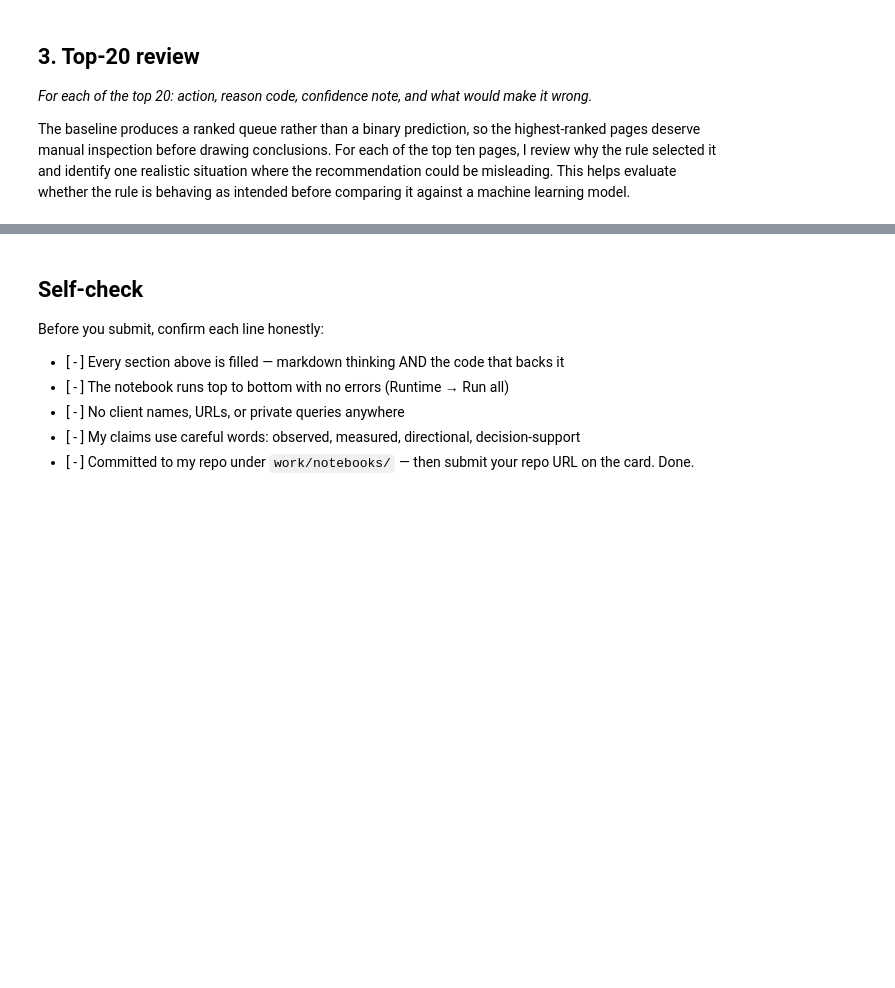
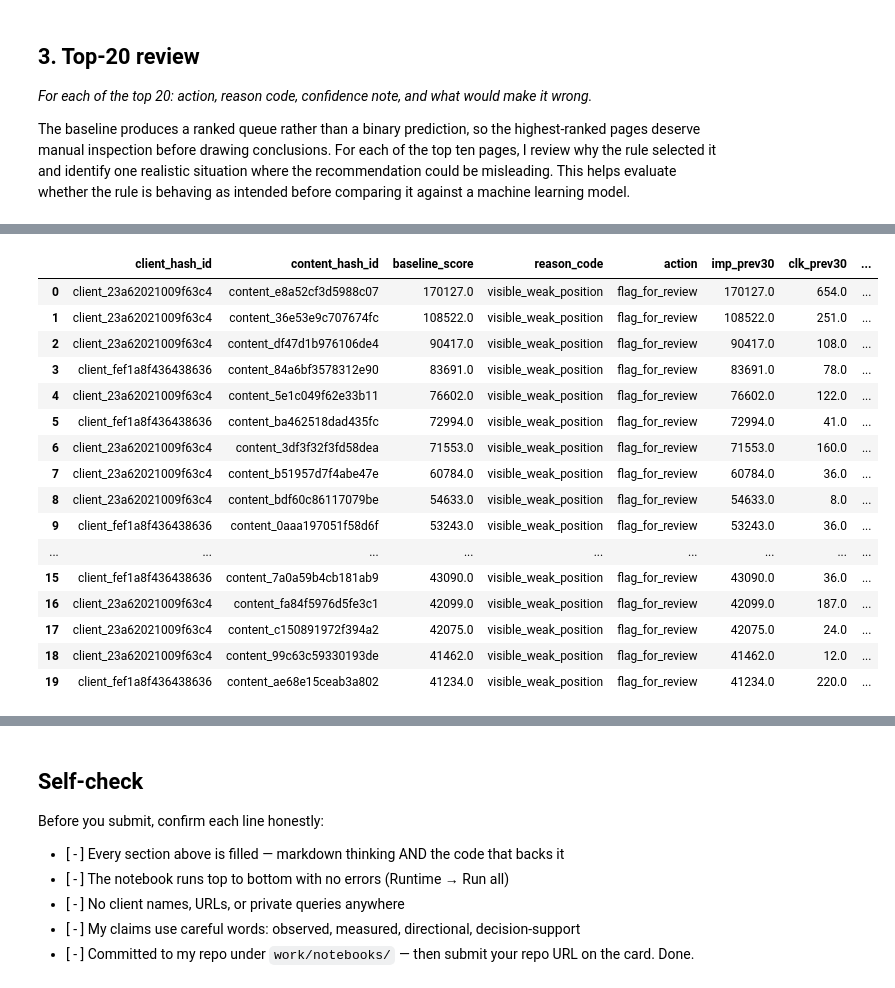
Before and after one commit to stfnnnnnnn/karl-mangahas-flyrank, a Jupyter notebook: work/notebooks/w04_baseline_score.ipynb, the cells around one changed output, grey strips where cells are left out. Saved outputs shown, nothing was run; the diff lists cells and outputs as text; code cells hidden in the pictures; blank space fills up the shorter version.

```diff
--- a/work/notebooks/w04_baseline_score.ipynb
+++ b/work/notebooks/w04_baseline_score.ipynb
@@ -378,0 +380,47 @@ The baseline score uses only imp_prev30 and pos_last30, both measured before the
+# %%
+top20 = ranked.head(20).copy()
+
+top20["confidence_note"] = np.where(
+    top20["imp_prev30"] >= 1000,
+    "higher historical visibility",
+    "moderate historical visibility"
+)
+
+top20["what_would_make_it_wrong"] = (
+    "competition, seasonality, intent mismatch, consolidation, "
+    "or another context the simple rule cannot observe"
+)
+
+top20_cols = [
+    "client_hash_id",
+    "content_hash_id",
+    "baseline_score",
+    "reason_code",
+    "action",
+    "imp_prev30",
+    "clk_prev30",
+    "pos_prev30",
+    "is_declining",
+    "confidence_note",
+    "what_would_make_it_wrong",
+]
+
+top20[top20_cols]
+# %% [output]
+|  | client_hash_id | content_hash_id | baseline_score | reason_code | action | imp_prev30 | clk_prev30 | ... |
+| 0 | client_23a62021009f63c4 | content_e8a52cf3d5988c07 | 170127.0 | visible_weak_position | flag_for_review | 170127.0 | 654.0 | ... |
+| 1 | client_23a62021009f63c4 | content_36e53e9c707674fc | 108522.0 | visible_weak_position | flag_for_review | 108522.0 | 251.0 | ... |
+| 2 | client_23a62021009f63c4 | content_df47d1b976106de4 | 90417.0 | visible_weak_position | flag_for_review | 90417.0 | 108.0 | ... |
+| 3 | client_fef1a8f436438636 | content_84a6bf3578312e90 | 83691.0 | visible_weak_position | flag_for_review | 83691.0 | 78.0 | ... |
+| 4 | client_23a62021009f63c4 | content_5e1c049f62e33b11 | 76602.0 | visible_weak_position | flag_for_review | 76602.0 | 122.0 | ... |
+| 5 | client_fef1a8f436438636 | content_ba462518dad435fc | 72994.0 | visible_weak_position | flag_for_review | 72994.0 | 41.0 | ... |
+| 6 | client_23a62021009f63c4 | content_3df3f32f3fd58dea | 71553.0 | visible_weak_position | flag_for_review | 71553.0 | 160.0 | ... |
+| 7 | client_23a62021009f63c4 | content_b51957d7f4abe47e | 60784.0 | visible_weak_position | flag_for_review | 60784.0 | 36.0 | ... |
+| 8 | client_23a62021009f63c4 | content_bdf60c86117079be | 54633.0 | visible_weak_position | flag_for_review | 54633.0 | 8.0 | ... |
+| 9 | client_fef1a8f436438636 | content_0aaa197051f58d6f | 53243.0 | visible_weak_position | flag_for_review | 53243.0 | 36.0 | ... |
+| ... | ... | ... | ... | ... | ... | ... | ... | ... |
+| 15 | client_fef1a8f436438636 | content_7a0a59b4cb181ab9 | 43090.0 | visible_weak_position | flag_for_review | 43090.0 | 36.0 | ... |
+| 16 | client_23a62021009f63c4 | content_fa84f5976d5fe3c1 | 42099.0 | visible_weak_position | flag_for_review | 42099.0 | 187.0 | ... |
+| 17 | client_23a62021009f63c4 | content_c150891972f394a2 | 42075.0 | visible_weak_position | flag_for_review | 42075.0 | 24.0 | ... |
+| 18 | client_23a62021009f63c4 | content_99c63c59330193de | 41462.0 | visible_weak_position | flag_for_review | 41462.0 | 12.0 | ... |
+| 19 | client_fef1a8f436438636 | content_ae68e15ceab3a802 | 41234.0 | visible_weak_position | flag_for_review | 41234.0 | 220.0 | ... |
```
Also changed, not shown: parts of 12 cells of this notebook.
